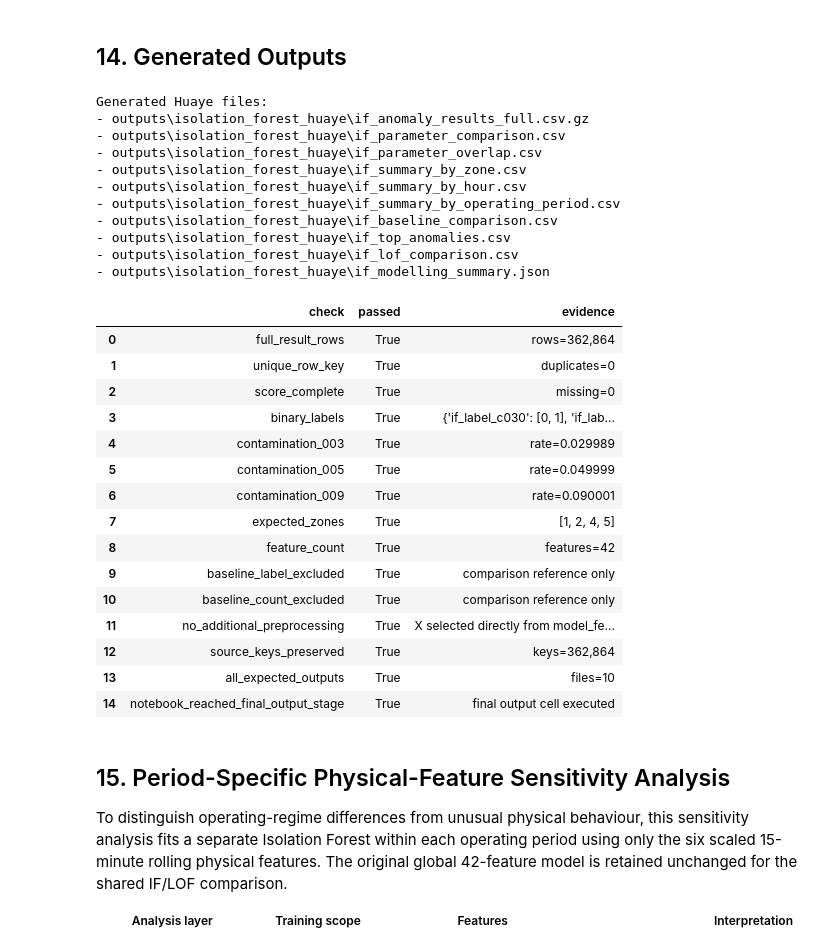
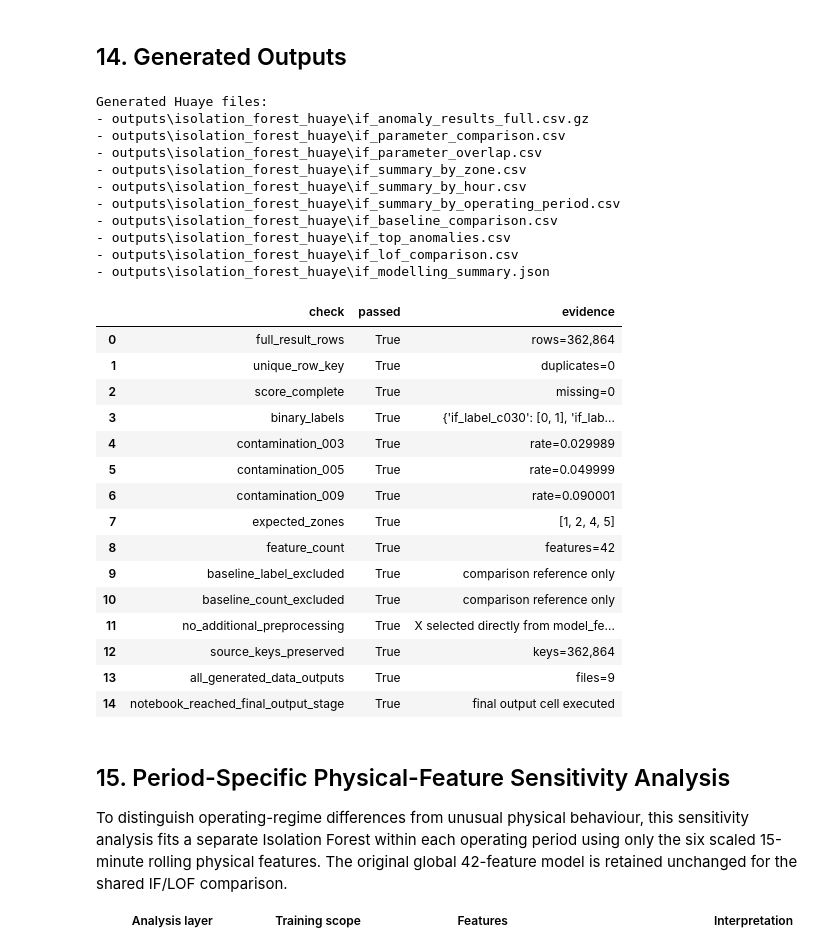
Before and after one commit to Lee-yongli/Artificial-Intelligence-for-Smart-Building-Log-Analysis, a Jupyter notebook: Artificial Intelligence for Smart-Building Log Analysis/ml/Isolation_Forest_Modelling_huaye.ipynb, the cells around one changed output. Saved outputs shown, nothing was run; the diff lists cells and outputs as text; code cells hidden in the pictures.

Commit message:
Improve Huaye IF reproducibility and documentation

```diff
--- a/Artificial Intelligence for Smart-Building Log Analysis/ml/Isolation_Forest_Modelling_huaye.ipynb
+++ b/Artificial Intelligence for Smart-Building Log Analysis/ml/Isolation_Forest_Modelling_huaye.ipynb
@@ -19,10 +36,35 @@ from sklearn.ensemble import IsolationForest
 
 os.environ.setdefault("LOKY_MAX_CPU_COUNT", str(os.cpu_count() or 1))
 
-PROJECT_DIR = Path.cwd().parent if Path.cwd().name == "ml" else Path.cwd()
+PROJECT_FOLDER_NAME = "Artificial Intelligence for Smart-Building Log Analysis"
+PROJECT_MARKER = Path("outputs") / "floor6_zone1245_ml_ready" / "feature_list.json"
+LEE_PREPROCESSING_RELATIVE_PATH = Path("ml") / "ML_Data_Preparation_Feature_Engineering.ipynb"
+
+
+def resolve_project_dir(start: Path) -> Path:
+    """Locate the inner project directory from common repository launch locations."""
+    resolved_start = start.resolve()
+    search_bases = [resolved_start, *resolved_start.parents]
+    checked = set()
+    for base in search_bases:
+        for candidate in (base, base / PROJECT_FOLDER_NAME):
+            if candidate in checked:
+                continue
+            checked.add(candidate)
+            if (candidate / PROJECT_MARKER).is_file():
+                return candidate
+    raise FileNotFoundError(
+        "Unable to locate the project directory. Start the notebook from the Git repository root, "
+        "the inner project directory, or its ml/ directory. Expected tracked marker: "
+        f"{PROJECT_MARKER.as_posix()}"
+    )
+
+
+PROJECT_DIR = resolve_project_dir(Path.cwd())
 ML_READY_DIR = PROJECT_DIR / "outputs" / "floor6_zone1245_ml_ready"
 ML_READY_PATH = ML_READY_DIR / "floor6_zone1245_ml_ready_2018_jul01_sep01.csv.gz"
 FEATURE_LIST_PATH = ML_READY_DIR / "feature_list.json"
+LEE_PREPROCESSING_NOTEBOOK = PROJECT_DIR / LEE_PREPROCESSING_RELATIVE_PATH
 LOF_RESULTS_PATH = (
     PROJECT_DIR
     / "outputs"
@@ -58,7 +100,7 @@ FIXED_PARAMETERS = {
     "n_jobs": -1,
 }
 
-print(f"Project directory: {PROJECT_DIR}")
-print(f"Shared ML-ready dataset: {ML_READY_PATH}")
-print(f"Huaye output directory: {OUTPUT_DIR}")
+print(f"Project marker: {PROJECT_MARKER.as_posix()}")
+print(f"Shared ML-ready dataset: {ML_READY_PATH.relative_to(PROJECT_DIR).as_posix()}")
+print(f"Huaye output directory: {OUTPUT_DIR.relative_to(PROJECT_DIR).as_posix()}")
 # %% [output]
@@ -488,14 +538,10 @@ summary_payload = {
     "limitations": limitations,
     "validation": validation_records,
 }
-output_paths["modelling_summary"].write_text(
-    json.dumps(summary_payload, indent=2, default=lambda value: value.item() if hasattr(value, "item") else str(value)),
-    encoding="utf-8",
-)
-
-all_outputs_exist = all(path.exists() for path in output_paths.values())
+generated_data_outputs = {name: path for name, path in output_paths.items() if name != "modelling_summary"}
+all_outputs_exist = all(path.exists() for path in generated_data_outputs.values())
 validation_records.append(
-    {"check": "all_expected_outputs", "passed": all_outputs_exist, "evidence": f"files={len(output_paths)}"}
+    {"check": "all_generated_data_outputs", "passed": all_outputs_exist, "evidence": f"files={len(generated_data_outputs)}"}
 )
 validation_records.append(
     {"check": "notebook_reached_final_output_stage", "passed": True, "evidence": "final output cell executed"}
@@ -513,34 +559,34 @@ if not validation["passed"].all():
 print("Generated Huaye files:")
 for path in output_paths.values():
     print(f"- {path.relative_to(PROJECT_DIR)}")
 validation
 # %% [output]
 Generated Huaye files:
 - outputs\isolation_forest_huaye\if_anomaly_results_full.csv.gz
 - outputs\isolation_forest_huaye\if_parameter_comparison.csv
 - outputs\isolation_forest_huaye\if_parameter_overlap.csv
 - outputs\isolation_forest_huaye\if_summary_by_zone.csv
 - outputs\isolation_forest_huaye\if_summary_by_hour.csv
 - outputs\isolation_forest_huaye\if_summary_by_operating_period.csv
 - outputs\isolation_forest_huaye\if_baseline_comparison.csv
 - outputs\isolation_forest_huaye\if_top_anomalies.csv
 - outputs\isolation_forest_huaye\if_lof_comparison.csv
 - outputs\isolation_forest_huaye\if_modelling_summary.json
 |  | check | passed | evidence |
 | 0 | full_result_rows | True | rows=362,864 |
 | 1 | unique_row_key | True | duplicates=0 |
 | 2 | score_complete | True | missing=0 |
 | 3 | binary_labels | True | {'if_label_c030': [0, 1], 'if_lab... |
 | 4 | contamination_003 | True | rate=0.029989 |
 | 5 | contamination_005 | True | rate=0.049999 |
 | 6 | contamination_009 | True | rate=0.090001 |
 | 7 | expected_zones | True | [1, 2, 4, 5] |
 | 8 | feature_count | True | features=42 |
 | 9 | baseline_label_excluded | True | comparison reference only |
 | 10 | baseline_count_excluded | True | comparison reference only |
 | 11 | no_additional_preprocessing | True | X selected directly from model_fe... |
 | 12 | source_keys_preserved | True | keys=362,864 |
-| 13 | all_expected_outputs | True | files=10 |
+| 13 | all_generated_data_outputs | True | files=9 |
 | 14 | notebook_reached_final_output_stage | True | final output cell executed |
 # %% [markdown]
 ## 15. Period-Specific Physical-Feature Sensitivity Analysis
```
Also changed, not shown: parts of 5 cells of this notebook, 1 other file.
